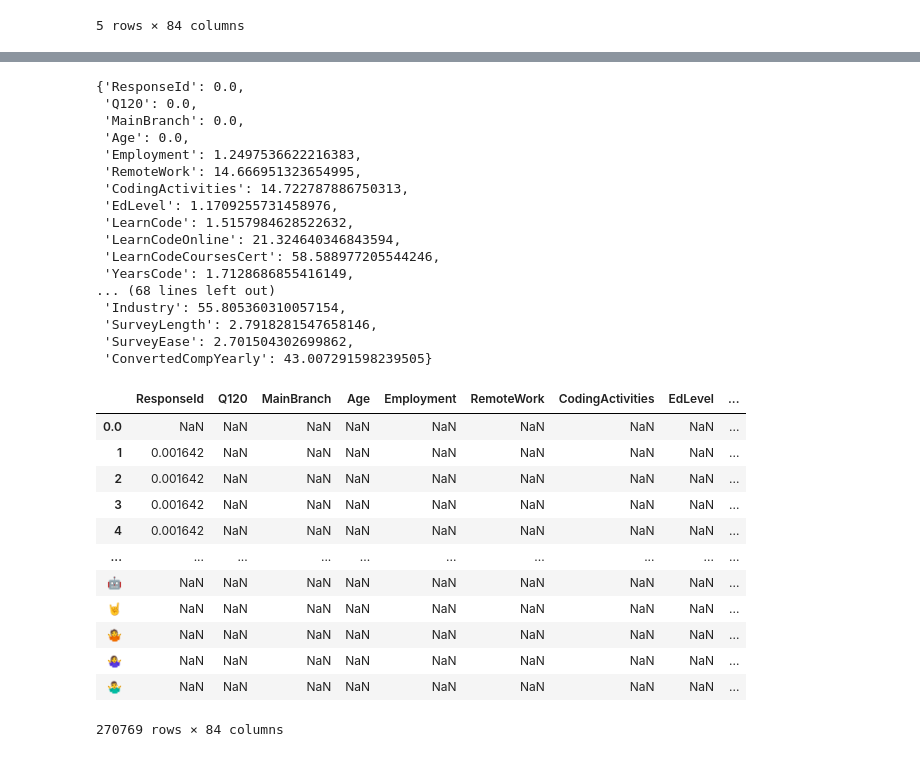
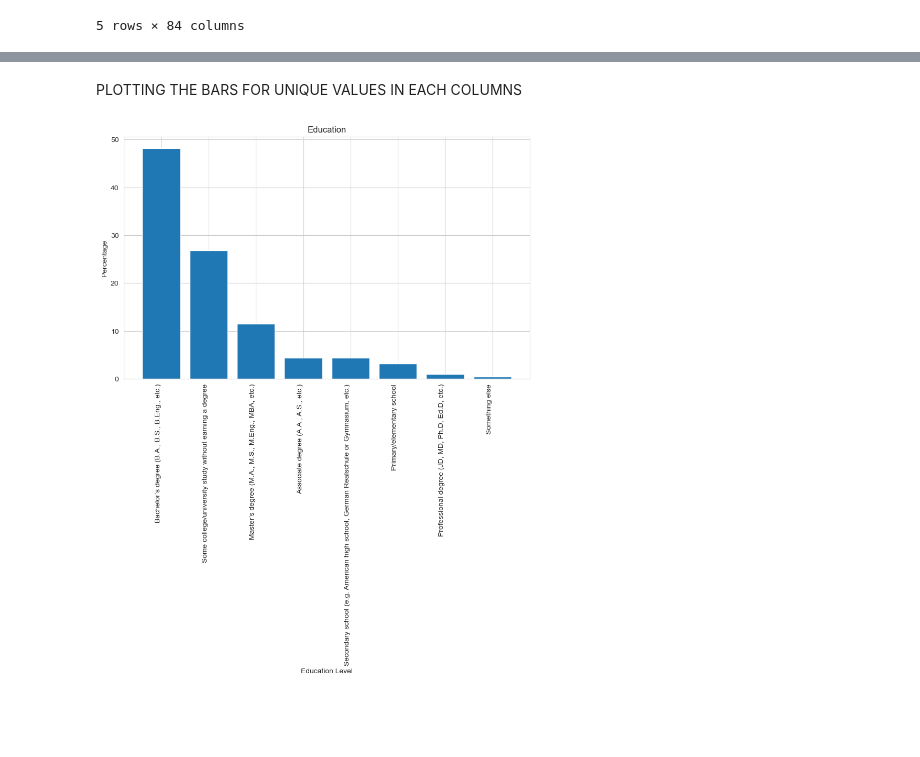
Before and after one commit to guruu27/EarnEstimator, a Jupyter notebook: EarnEstimator.ipynb, the cells around one changed output, grey strips where cells are left out. Cells and saved outputs as stored; diff of their text form; code cells hidden in the pictures; blank space fills up the shorter version.

```diff
--- a/EarnEstimator.ipynb
+++ b/EarnEstimator.ipynb
@@ -42 +140,9 @@ Index(['ResponseId', 'Q120', 'MainBranch', 'Age', 'Employment', 'RemoteWork',
+# %%
+df1 = df1.rename({"ConvertedComp": "Salary"}, axis=1)
+# %%
+df1.dropna(inplace=True)
+# %%
+percentile_unique={}
+for i in df1.columns:
+      percentile_unique[i]=df1[i].value_counts(dropna=False,normalize=True)*100
 # %%
@@ -47,40 +152,14 @@ for i in df.columns:
-# %%
-percentile_missing
-# %% [output]
-{'ResponseId': 0.0,
- 'Q120': 0.0,
- 'MainBranch': 0.0,
- 'Age': 0.0,
- 'Employment': 1.2497536622216383,
- 'RemoteWork': 14.666951323654995,
- 'CodingActivities': 14.722787886750313,
- 'EdLevel': 1.1709255731458976,
- 'LearnCode': 1.5157984628522632,
- 'LearnCodeOnline': 21.324640346843594,
- 'LearnCodeCoursesCert': 58.588977205544246,
- 'YearsCode': 1.7128686855416149,
-... (68 lines left out)
- 'Industry': 55.805360310057154,
- 'SurveyLength': 2.7918281547658146,
- 'SurveyEase': 2.701504302699862,
- 'ConvertedCompYearly': 43.007291598239505}
-# %%
-percentile_unique={}
-for i in df.columns:
-  percentile_unique[i]=df[i].value_counts(dropna=False,normalize=True)*100
-# %%
-pd.DataFrame(percentile_unique)
-# %% [output]
-|  | ResponseId | Q120 | MainBranch | Age | Employment | RemoteWork | CodingActivities | EdLevel | ... |
-| 0.0 | NaN | NaN | NaN | NaN | NaN | NaN | NaN | NaN | ... |
-| 1 | 0.001642 | NaN | NaN | NaN | NaN | NaN | NaN | NaN | ... |
-| 2 | 0.001642 | NaN | NaN | NaN | NaN | NaN | NaN | NaN | ... |
-| 3 | 0.001642 | NaN | NaN | NaN | NaN | NaN | NaN | NaN | ... |
-| 4 | 0.001642 | NaN | NaN | NaN | NaN | NaN | NaN | NaN | ... |
-| ... | ... | ... | ... | ... | ... | ... | ... | ... | ... |
-| 🤖 | NaN | NaN | NaN | NaN | NaN | NaN | NaN | NaN | ... |
-| 🤘 | NaN | NaN | NaN | NaN | NaN | NaN | NaN | NaN | ... |
-| 🤷 | NaN | NaN | NaN | NaN | NaN | NaN | NaN | NaN | ... |
-| 🤷‍♀️ | NaN | NaN | NaN | NaN | NaN | NaN | NaN | NaN | ... |
-| 🤷‍♂️ | NaN | NaN | NaN | NaN | NaN | NaN | NaN | NaN | ... |
-270769 rows × 84 columns
+# %% [markdown]
+PLOTTING THE BARS FOR UNIQUE VALUES IN EACH COLUMNS
+# %%
+sns.set_style("whitegrid")
+plt.figure(figsize=(10,6))  # Adjust the figure size as per your preference
+labels = [str(label) for label in df1['EdLevel'].unique()]  # Convert the labels to strings
+plt.bar(labels, percentile_unique.get('EdLevel'))  # Use plt.bar for creating a bar chart
+plt.xlabel('Education Level')  # Set the label for x-axis
+plt.ylabel('Percentage')  # Set the label for y-axis
+plt.title('Education')
+plt.xticks(rotation=90, ha='right')# Set the title for the chart
+plt.show()
+# %% [output]
+[figure, added]
```
Also changed, not shown: parts of 15 cells of this notebook.
